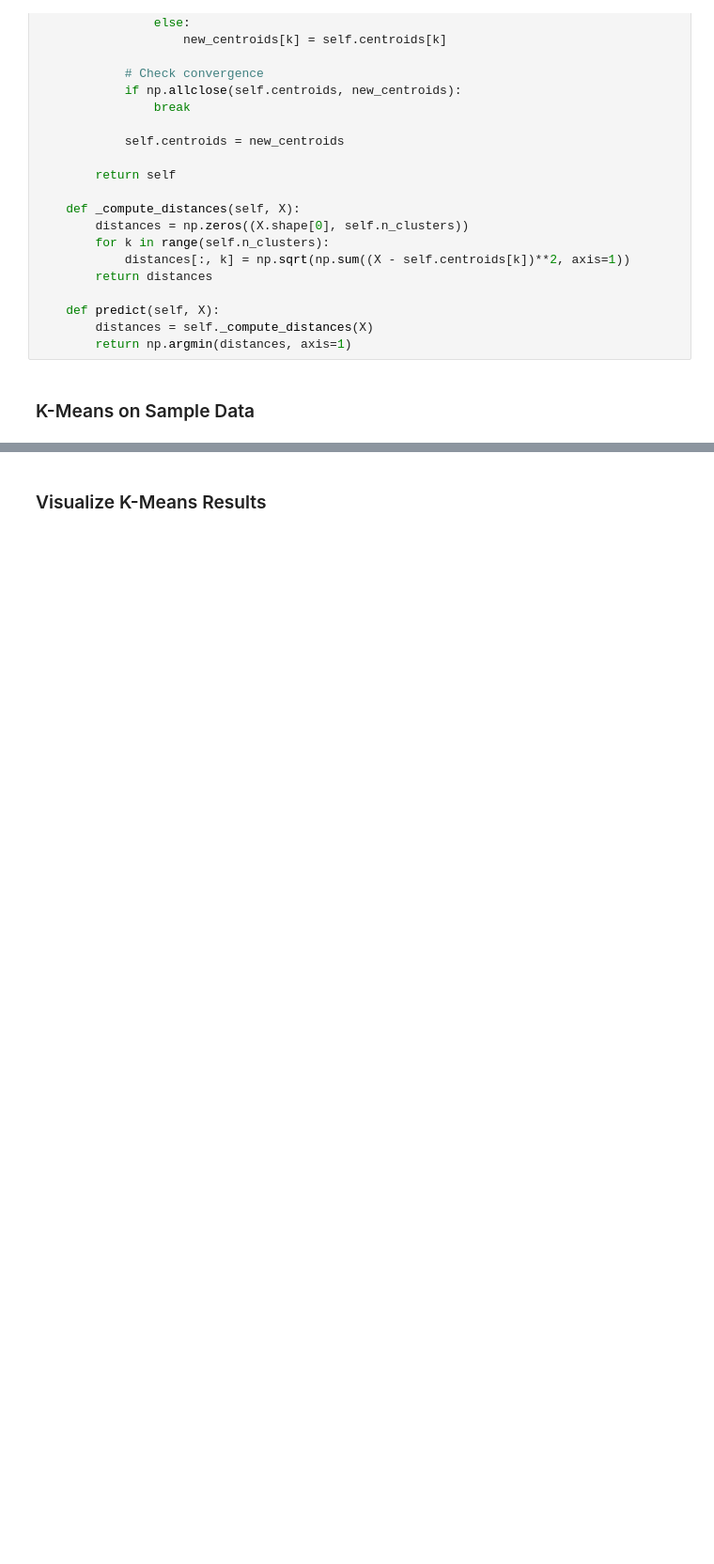
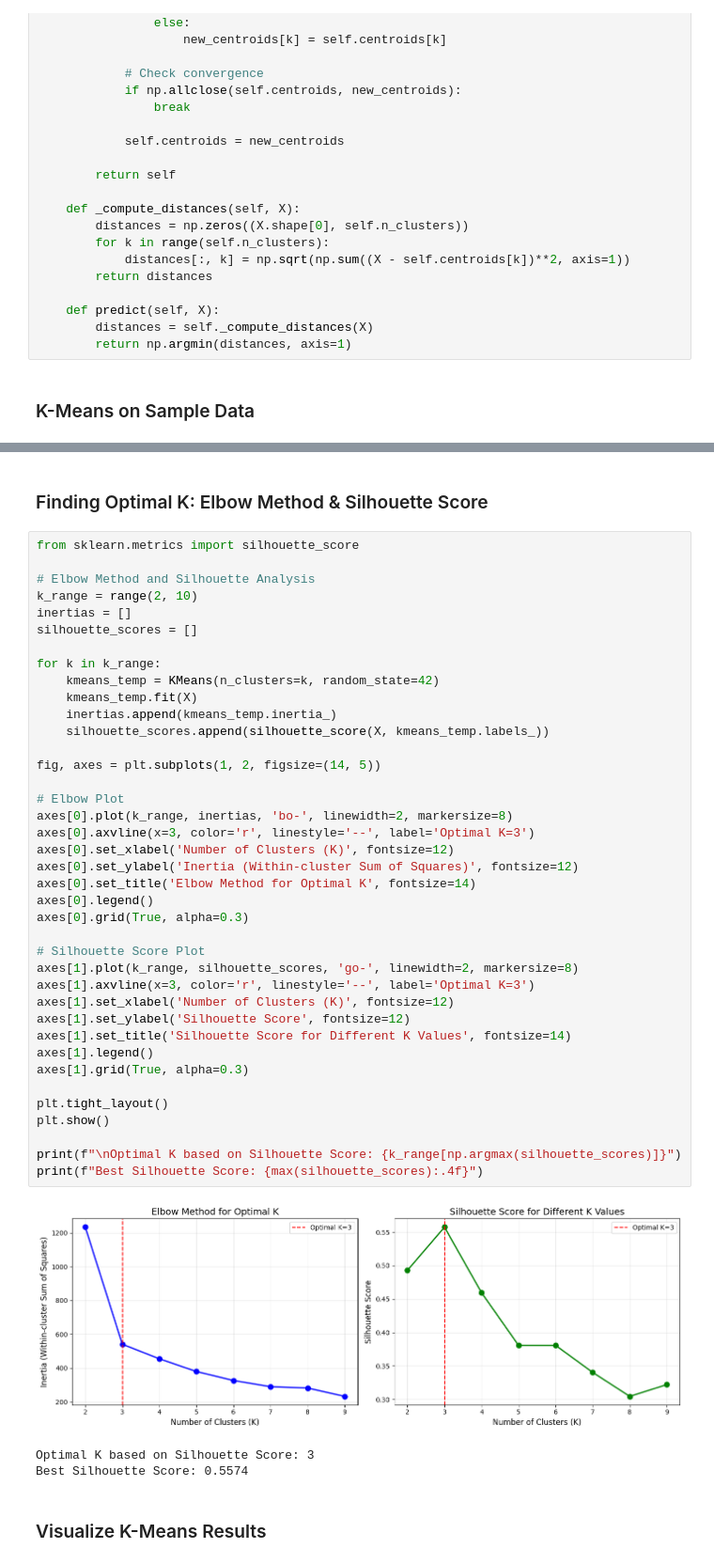
Before and after one commit to magic-meer/AI-ML-Fellowship-2026, a Jupyter notebook: Week7-Unsupervised-Learning/Unsupervised_Learning_Task12.ipynb, the cells around one changed output, grey strips where cells are left out. Shown at 94% size. Cells and saved outputs as stored; diff of their text form; blank space fills up the shorter version.

```diff
--- a/Week7-Unsupervised-Learning/Unsupervised_Learning_Task12.ipynb
+++ b/Week7-Unsupervised-Learning/Unsupervised_Learning_Task12.ipynb
@@ -98,2 +106,47 @@ print(f"\nCluster distribution: {np.bincount(labels)}")
+# %% [markdown]
+### Finding Optimal K: Elbow Method & Silhouette Score
+# %%
+from sklearn.metrics import silhouette_score
+
+# Elbow Method and Silhouette Analysis
+k_range = range(2, 10)
+inertias = []
+silhouette_scores = []
+
+for k in k_range:
+    kmeans_temp = KMeans(n_clusters=k, random_state=42)
+    kmeans_temp.fit(X)
+    inertias.append(kmeans_temp.inertia_)
+    silhouette_scores.append(silhouette_score(X, kmeans_temp.labels_))
+
+fig, axes = plt.subplots(1, 2, figsize=(14, 5))
+
+# Elbow Plot
+axes[0].plot(k_range, inertias, 'bo-', linewidth=2, markersize=8)
+axes[0].axvline(x=3, color='r', linestyle='--', label='Optimal K=3')
+axes[0].set_xlabel('Number of Clusters (K)', fontsize=12)
+axes[0].set_ylabel('Inertia (Within-cluster Sum of Squares)', fontsize=12)
+axes[0].set_title('Elbow Method for Optimal K', fontsize=14)
+axes[0].legend()
+axes[0].grid(True, alpha=0.3)
+
+# Silhouette Score Plot
+axes[1].plot(k_range, silhouette_scores, 'go-', linewidth=2, markersize=8)
+axes[1].axvline(x=3, color='r', linestyle='--', label='Optimal K=3')
+axes[1].set_xlabel('Number of Clusters (K)', fontsize=12)
+axes[1].set_ylabel('Silhouette Score', fontsize=12)
+axes[1].set_title('Silhouette Score for Different K Values', fontsize=14)
+axes[1].legend()
+axes[1].grid(True, alpha=0.3)
+
+plt.tight_layout()
+plt.show()
+
+print(f"\nOptimal K based on Silhouette Score: {k_range[np.argmax(silhouette_scores)]}")
+print(f"Best Silhouette Score: {max(silhouette_scores):.4f}")
+# %% [output]
+[figure, added]
+Optimal K based on Silhouette Score: 3
+Best Silhouette Score: 0.5574
 # %% [markdown]
 ### Visualize K-Means Results
```
Also changed, not shown: parts of 20 cells of this notebook, 1 other file.
